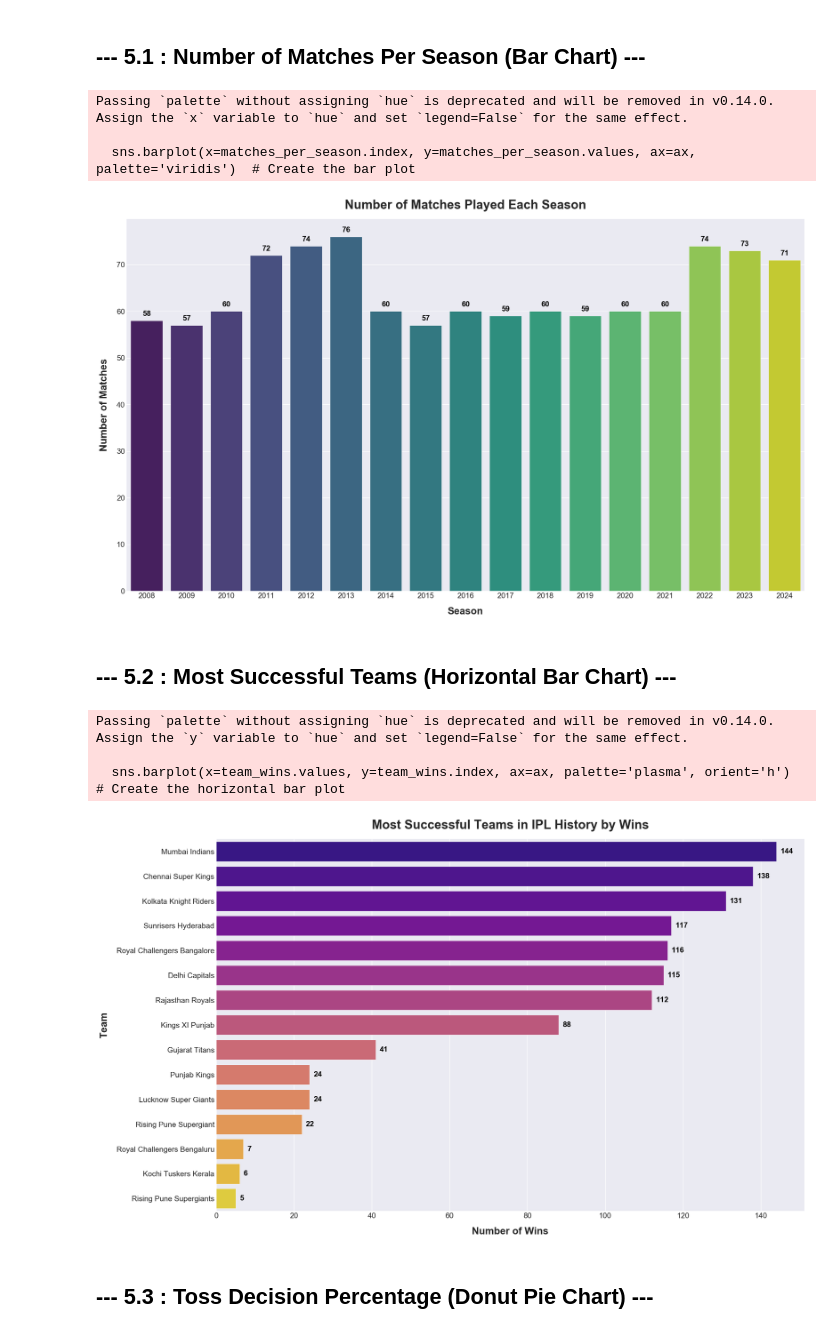
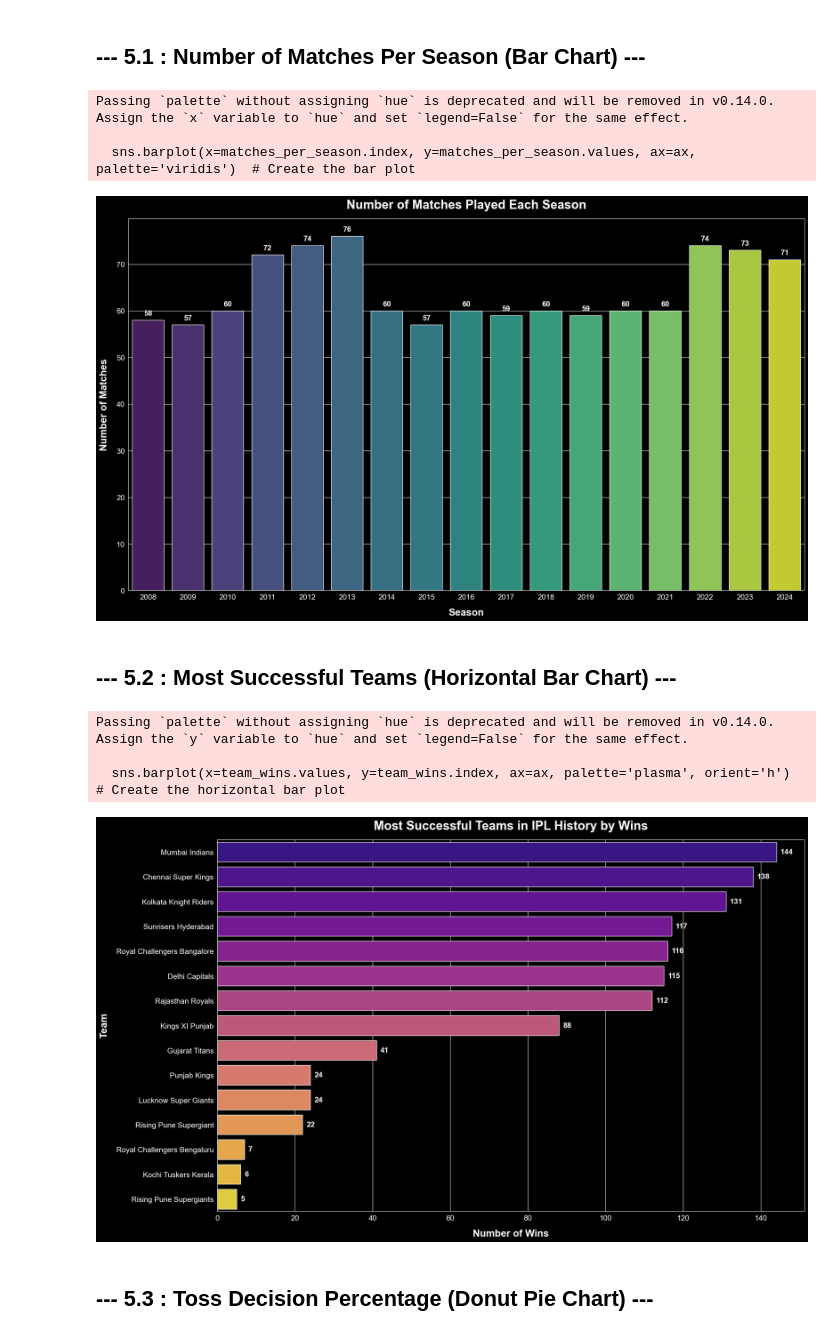
Before and after one commit to Sahil2055/Indian-Premier-League-IPL-Cricket-Match-Analysis, a Jupyter notebook: notebooks/IPL_Analysis_Notebook.ipynb, the cells around one changed output. Cells and saved outputs as stored; diff of their text form; code cells hidden in the pictures.

```diff
--- a/notebooks/IPL_Analysis_Notebook.ipynb
+++ b/notebooks/IPL_Analysis_Notebook.ipynb
@@ -767,7 +767,7 @@ Setup complete. Ready for visualization.
 # Set the default style and size for all our plots for a professional look
 
 sns.set_style('darkgrid')
-plt.style.use('fast')
+plt.style.use('dark_background')
 plt.rcParams['figure.figsize'] = (20, 12)
 # %% [markdown]
 ## **--- 5.1 : Number of Matches Per Season (Bar Chart) ---**
@@ -787,7 +787,7 @@ ax.tick_params(axis='both', which='major', labelsize=15)  # Set tick parameters
 # Annotate each bar with the exact number of matches
 for i in ax.patches: # Loop through each bar in the bar plot
     ax.text(i.get_x() + i.get_width() / 2, i.get_height() + 1, str(int(i.get_height())),
-            fontsize=15, color='black', weight='bold', ha='center') # Position the text above each bar
+            fontsize=15, color='white', weight='bold', ha='center') # Position the text above each bar
 
 
 plt.tight_layout()  # Adjust layout to prevent clipping of labels
@@ -800,37 +800,37 @@ plt.show() # Display the plot
 Passing `palette` without assigning `hue` is deprecated and will be removed in v0.14.0. Assign the `x` variable to `hue` and set `legend=False` for the same effect.
 
   sns.barplot(x=matches_per_season.index, y=matches_per_season.values, ax=ax, palette='viridis')  # Create the bar plot
-[figure, old version]
+[figure, new version]
 # %% [markdown]
 ## **--- 5.2 :  Most Successful Teams (Horizontal Bar Chart) ---**
 # %%
 # Create a horizontal bar chart showing the most successful teams by number of wins
 # This visualization highlights the dominance of certain teams in IPL history
 
 fig, ax = plt.subplots(figsize=(20, 12))  # Create a new figure and axis for the plot
 team_wins = matches_df['winner'].value_counts()  # Count wins per team
 sns.barplot(x=team_wins.values, y=team_wins.index, ax=ax, palette='plasma', orient='h')  # Create the horizontal bar plot
 ax.set_title('Most Successful Teams in IPL History by Wins', fontsize=25, pad=20, weight='bold')  # Set the title with custom font size and padding
 ax.set_xlabel('Number of Wins', fontsize=20, labelpad=15, weight='bold')  # Set the x-axis label with custom font size and padding
 ax.set_ylabel('Team', fontsize=20, labelpad=15, weight='bold')  # Set the y-axis label with custom font size and padding
 ax.tick_params(axis='both', which='major', labelsize=15)  # Set tick parameters for better readability
 
 
 # Annotate each bar with the exact number of wins
 for i, v in enumerate(team_wins.values): # Loop through each bar
-    ax.text(v + 1, i, str(v), color='black', va='center', fontsize=15, weight='bold') # Position the text at the end of each bar
+    ax.text(v + 1, i, str(v), color='white', va='center', fontsize=15, weight='bold') # Position the text at the end of each bar
 
 
 plt.tight_layout()  # Adjust layout to prevent clipping of labels
 
 plt.savefig(os.path.join(viz_dir, '02_team_wins.png')) # Save the figure with the specified path
 
 plt.show()  # Display the plot
 # %% [output]
 Passing `palette` without assigning `hue` is deprecated and will be removed in v0.14.0. Assign the `y` variable to `hue` and set `legend=False` for the same effect.
 
   sns.barplot(x=team_wins.values, y=team_wins.index, ax=ax, palette='plasma', orient='h')  # Create the horizontal bar plot
-[figure, old version]
+[figure, new version]
 # %% [markdown]
 ## **--- 5.3 : Toss Decision Percentage (Donut Pie Chart) ---**
 # %%
```
Also changed, not shown: parts of 15 cells of this notebook, 15 other files.
